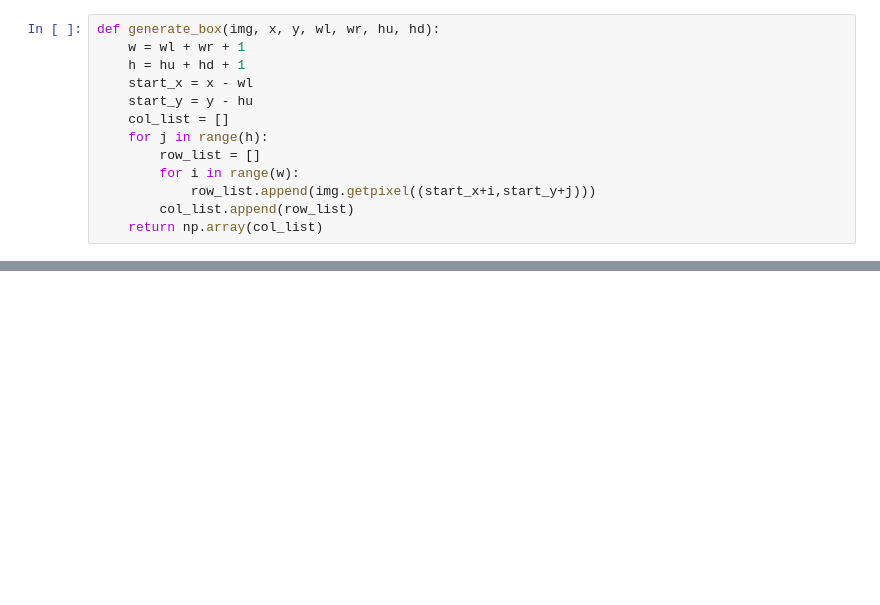
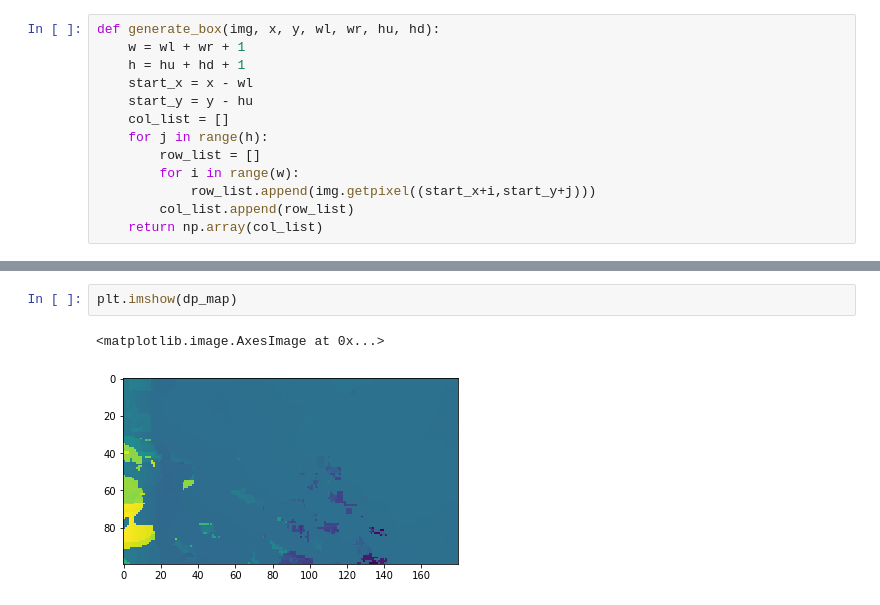
Before and after one commit to codyharris91/A2-Projective-Transformation-and-Stereo-Matching, a Jupyter notebook: neelan.ipynb, the cells around one changed output, grey strips where cells are left out. Cells and saved outputs as stored; diff of their text form; blank space fills up the shorter version.

```diff
--- a/neelan.ipynb
+++ b/neelan.ipynb
@@ -73,0 +65,5 @@ d_map = disp_map(left_img, right_img)
+# %%
+plt.imshow(dp_map)
+# %% [output]
+<matplotlib.image.AxesImage at 0x...>
+[figure, added]
```
Also changed, not shown: parts of 6 cells of this notebook.
